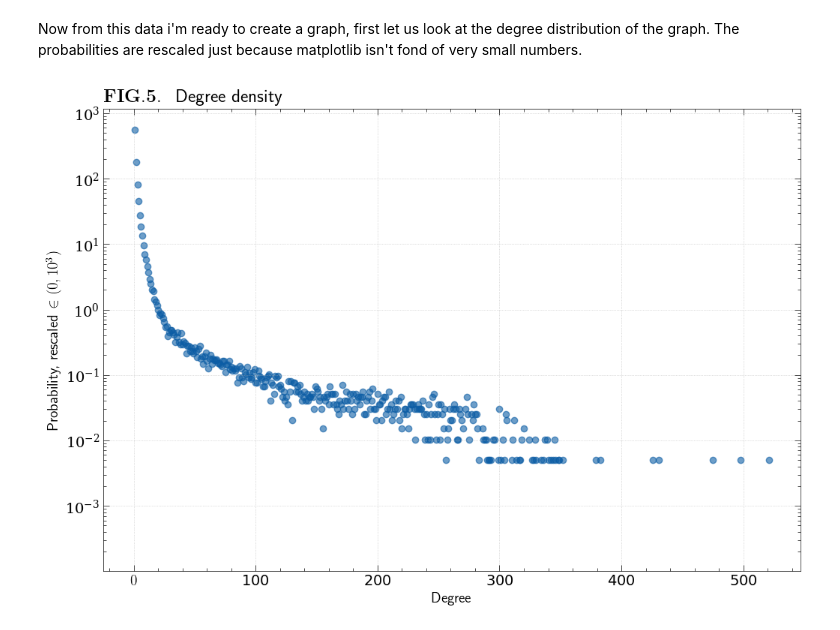
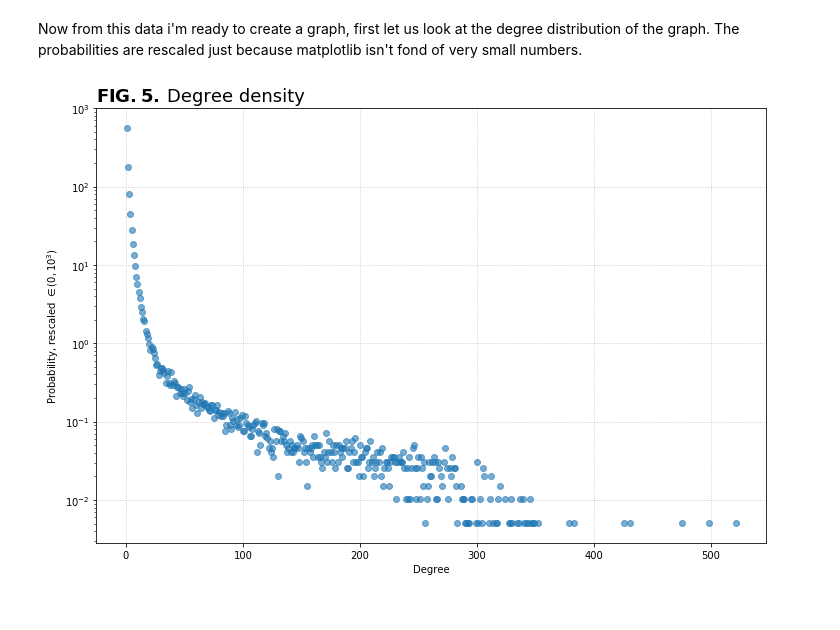
Before and after one commit to NumEconCopenhagen/projects-2019-remove-argv-0, a Jupyter notebook: dataproject/dataProject.ipynb, the cells around one changed output. Drawn from its saved outputs; the diff is of its cells as text; code cells hidden in the pictures.

```diff
--- a/dataproject/dataProject.ipynb
+++ b/dataproject/dataProject.ipynb
@@ -205,26 +204,3 @@ reshaped = reshaped.drop_duplicates(subset = ['temp']).drop('temp', axis = 1).re
 Now from this data i'm ready to create a graph, first let us look at the degree distribution of the graph. The probabilities are rescaled just because matplotlib isn't fond of very small numbers.
 # %%
 G = nx.from_pandas_edgelist(reshaped, source = 'author_sort', target = 'coauthor_sort', create_using = nx.Graph())
-# %%
-degdens = Counter(dict(G.degree()).values())
-total =  sum(degdens.values())
-degree_data = {k: 1000 * v / total for k,v in sorted(degdens.items())}
-
-with pretty.Classic():
-    fig = plt.figure(figsize = (12,8))
-    ax = fig.add_subplot(1, 1, 1)
-
-    ax.scatter(degree_data.keys(), degree_data.values(), alpha = .6)
-    ax.set_yscale('log')
-
-    ax.set_xlabel("Degree")
-    ax.set_ylabel("Probability, rescaled $\in (0, 10^3)$")
-
-    ax.annotate('$\mathbf{FIG.5.}$', xy=(0, 1.015), xycoords='axes fraction', ha='left',
-            fontsize=18, annotation_clip=False)
-    ax.annotate('Degree density', xy=(0.105, 1.015), xycoords='axes fraction', ha='left',
-            fontsize=18, annotation_clip=False)
-
-    ax.grid(which='major', alpha=0.8, linestyle='dotted')
-# %% [output]
-[figure, removed]
@@ -230,0 +211,6 @@ with pretty.Classic():
+# %%
+if VISUALIZE:
+    visuals.DegreeDensity(degree_data)
+    plt.show()
+# %% [output]
+[figure, added]
```
Also changed, not shown: parts of 6 cells of this notebook, 8 other files.
